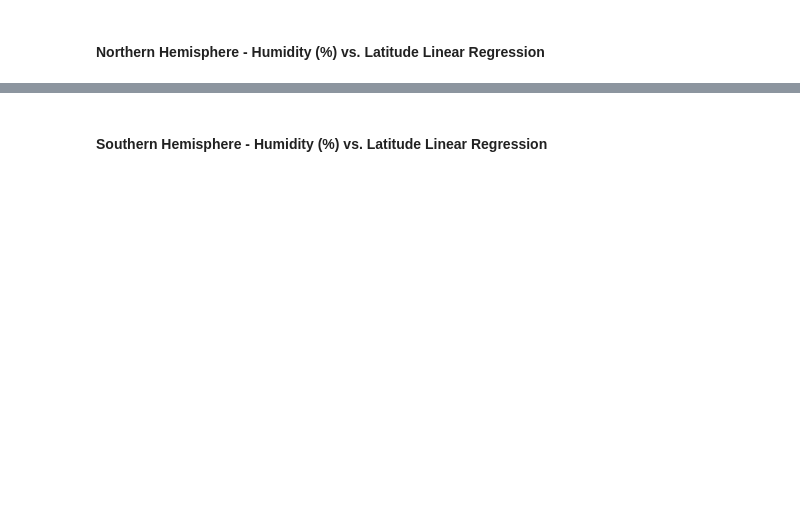
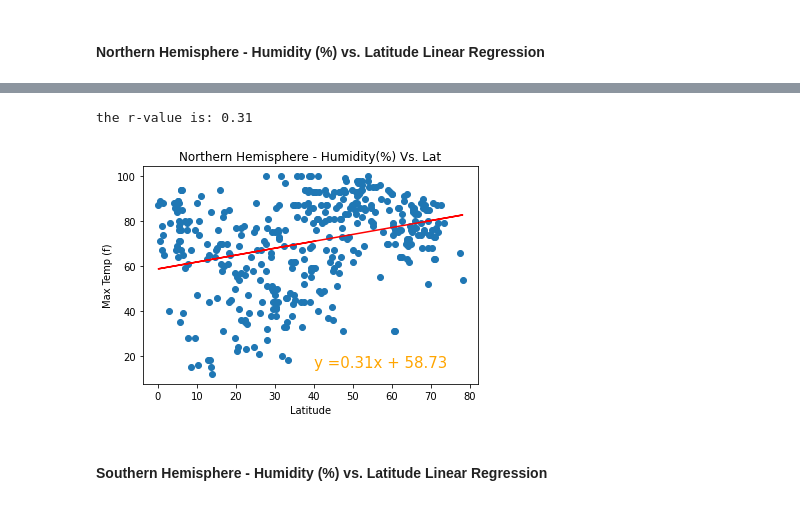
Before and after one commit to aolea13/python_api_challenge, a Jupyter notebook: WeatherPy/Homework_06-Python-APIs_starter_code_WeatherPy.ipynb, the cells around one changed output, grey strips where cells are left out. Drawn from its saved outputs; the diff is of its cells as text; code cells hidden in the pictures; blank space fills up the shorter version.

```diff
--- a/WeatherPy/Homework_06-Python-APIs_starter_code_WeatherPy.ipynb
+++ b/WeatherPy/Homework_06-Python-APIs_starter_code_WeatherPy.ipynb
@@ -296,2 +333,17 @@ The r-value is: 0.000543987878808455
+# %%
+equation = linear_regression(northern_hem['Lat'], northern_hem['Humidity'])
+
+annotate(equation, 40, 15)
+
+plt.title('Northern Hemisphere - Humidity(%) Vs. Lat')
+
+plt.xlabel('Latitude')
+
+plt.ylabel('Max Temp (f)')
+
+plt.savefig('output_data/northern_hemisphere_humidity_vs_Lat.png')
+# %% [output]
+the r-value is: 0.31
+[figure, added]
 # %% [markdown]
 ####  Southern Hemisphere - Humidity (%) vs. Latitude Linear Regression
```
Also changed, not shown: parts of 18 cells of this notebook, 8 other files.
